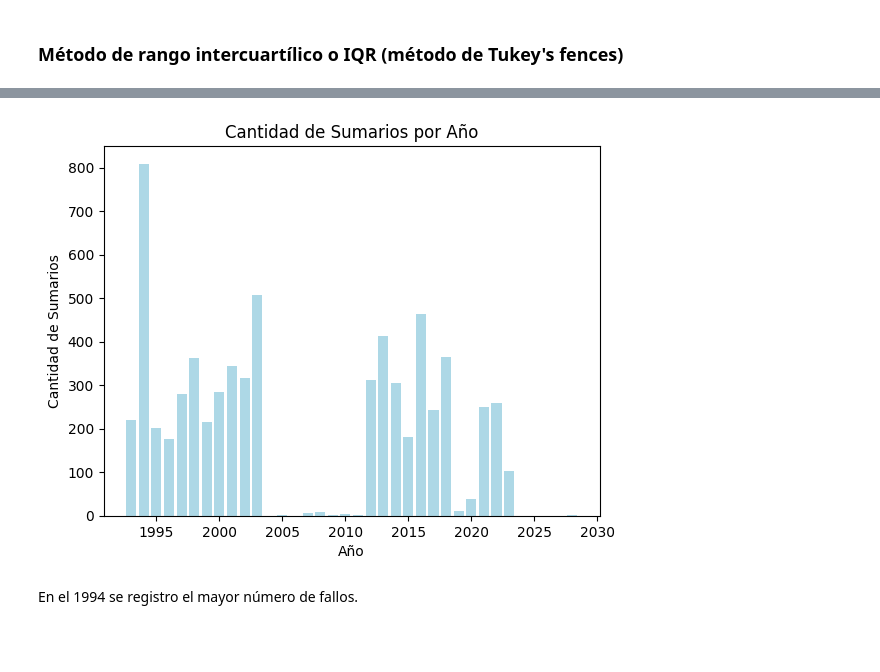
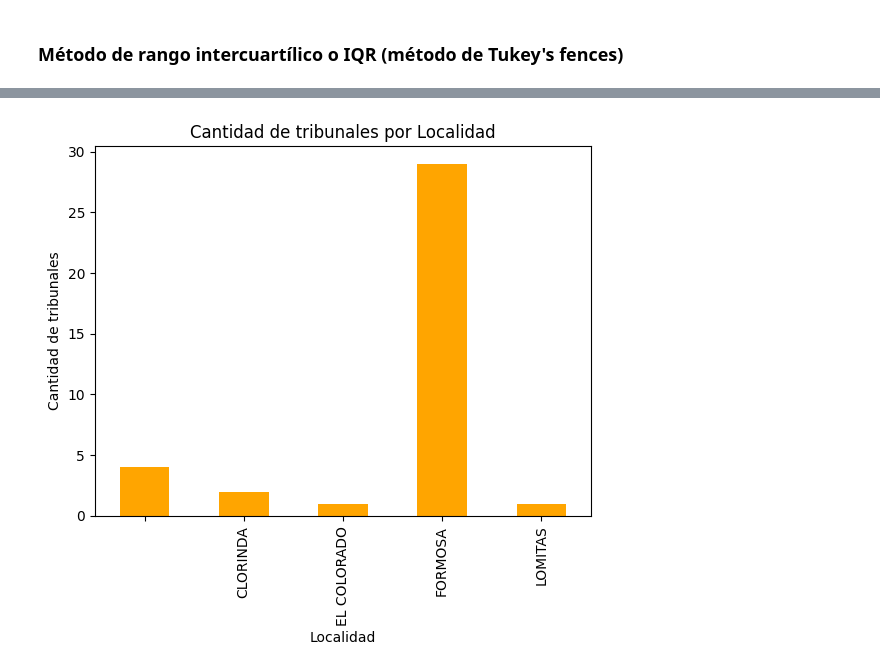
Before and after one commit to melodiromero/juris_etl_eda, a Jupyter notebook: EDA/eda_tribunales.ipynb, the cells around one changed output, grey strips where cells are left out. Saved outputs shown, nothing was run; the diff lists cells and outputs as text; code cells hidden in the pictures; blank space fills up the shorter version.

```diff
--- a/EDA/eda_tribunales.ipynb
+++ b/EDA/eda_tribunales.ipynb
@@ -208,2 +131,0 @@ Se eliminan los registros con fechas erroneas para generar graficos.
-# %%
-df['Fecha_formateada'] = pd.to_datetime(df['FECHA'], errors='coerce')
@@ -225,23 +132,11 @@ registros_problema
-# %%
-# Eliminar registros con fechas problemáticas
-df = df.dropna(subset=['Fecha_formateada'])
-
-# Restablecer los índices si es necesario
-df = df.reset_index(drop=True)
+# %%
+tribunales_por_localidad = df.groupby('localidad')['idtribunal'].nunique()
 # %%
-# Extraer el año de cada fecha
-df['Año'] = df['Fecha_formateada'].dt.year
-
-# Contar la cantidad de registros por año
-conteo_por_año = df['Año'].value_counts().sort_index()
-
 # Graficar un gráfico de barras
-plt.bar(conteo_por_año.index, conteo_por_año.values, color='lightblue')
-plt.xlabel('Año')
-plt.ylabel('Cantidad de Sumarios')
-plt.title('Cantidad de Sumarios por Año')
+tribunales_por_localidad.plot(kind='bar', color='orange')
+plt.xlabel('Localidad')
+plt.ylabel('Cantidad de tribunales')
+plt.title('Cantidad de tribunales por Localidad')
 plt.show()
 # %% [output]
-[figure, old version]
+[figure, new version]
-# %% [markdown]
-En el 1994 se registro el mayor número de fallos.
```
Also changed, not shown: parts of 28 cells of this notebook, 2 other files.
